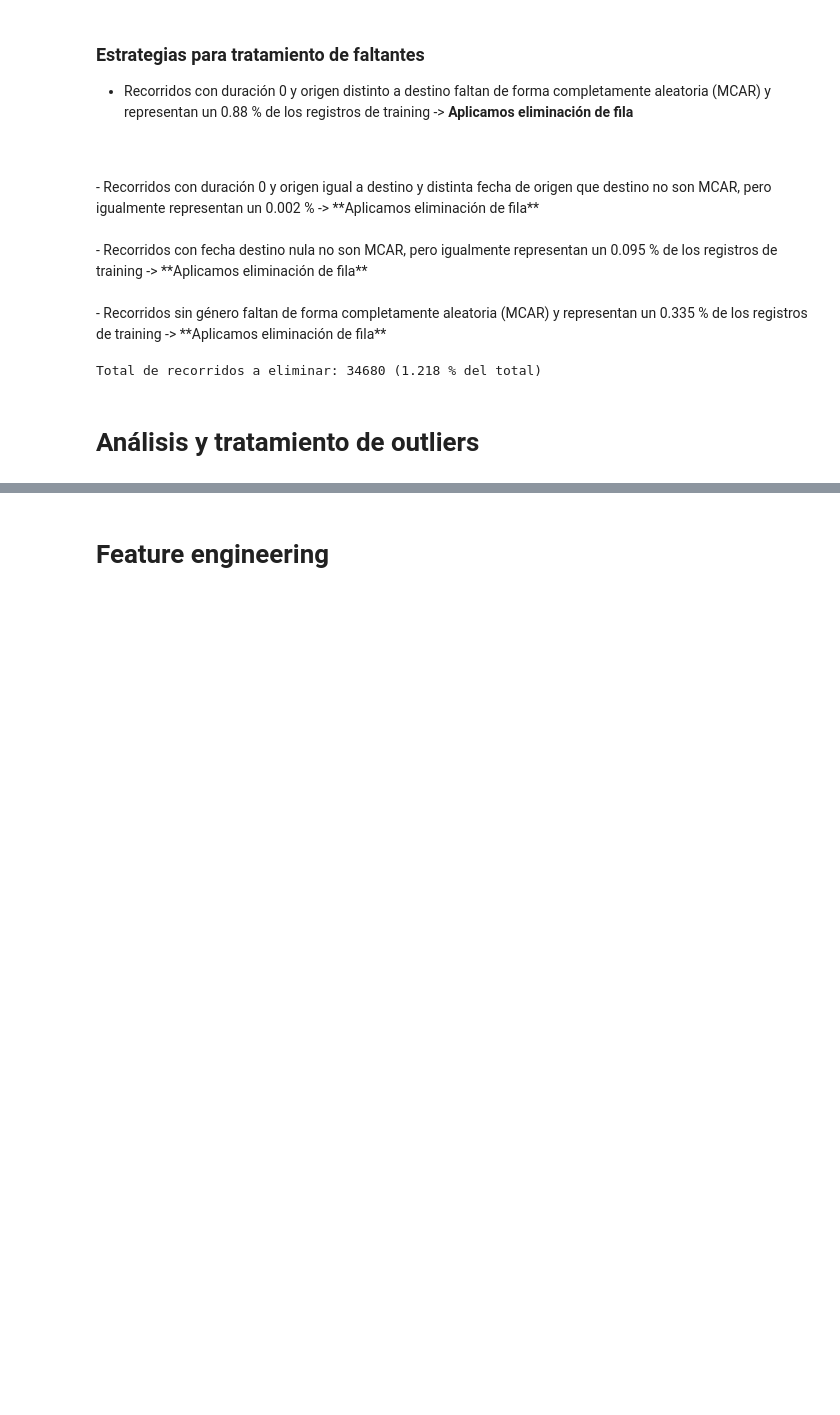
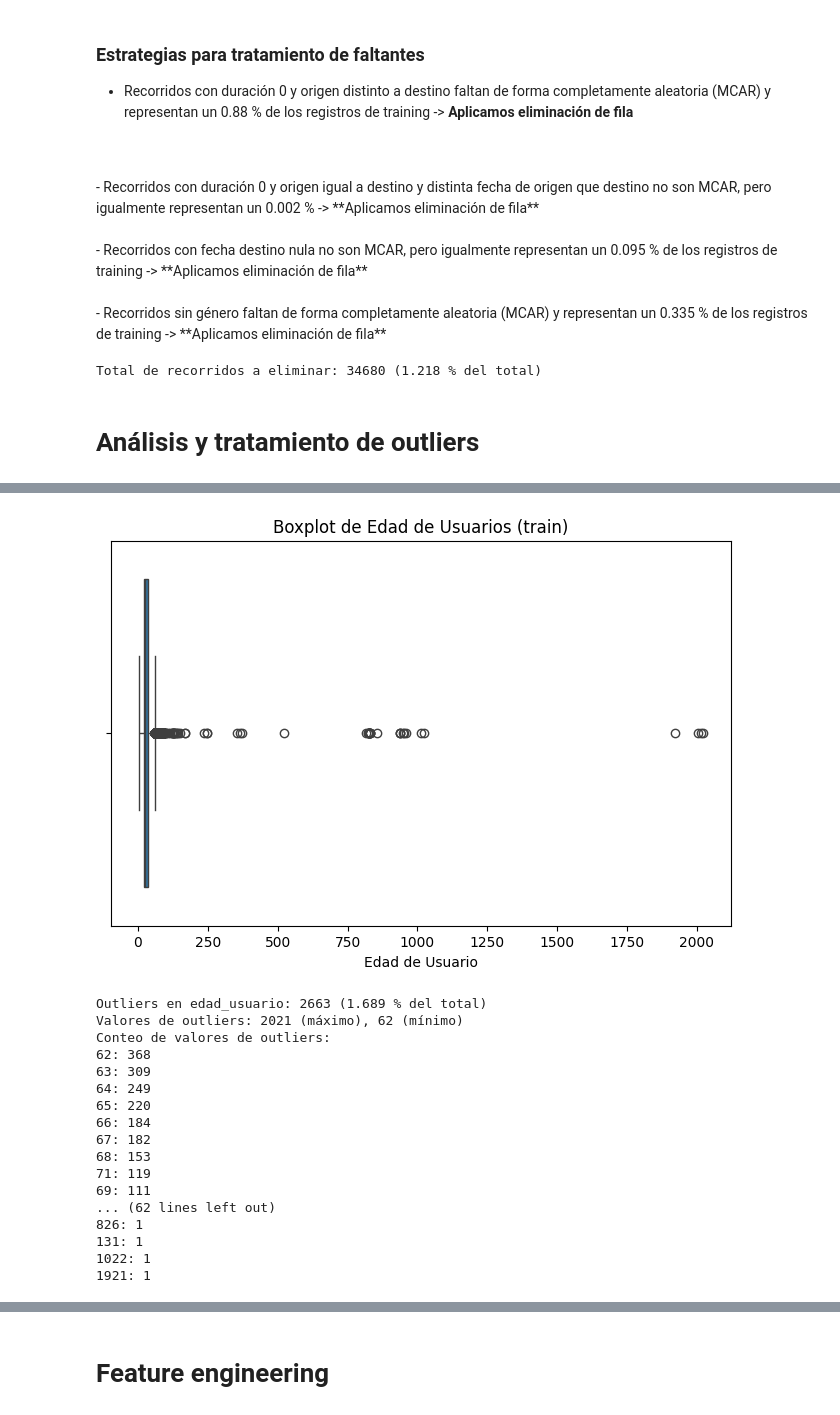
Before and after one commit to ArielMatC/ceia-andd-g2, a Jupyter notebook: data_analysis.ipynb, the cells around one changed output, grey strips where cells are left out. Saved outputs shown, nothing was run; the diff lists cells and outputs as text; code cells hidden in the pictures; blank space fills up the shorter version.

Commit message:
add tratamiento outliers para edad usuario

```diff
--- a/data_analysis.ipynb
+++ b/data_analysis.ipynb
@@ -1097,6 +1097,9 @@ plt.show()
 <br>
 <br>
 - Recorridos sin género faltan de forma completamente aleatoria (MCAR) y representan un 0.335 % de los registros de training -> **Aplicamos eliminación de fila**
+# %%
+# No se eliminan datos en users_df_train
+users_df_train_cleaned = users_df_train.copy()
 # %%
 mask_for_deletion = mask_duration_zero_and_origin_neq_destination | mask_duration_zero_and_origin_eq_destination_and_different_date | mask_date_na | mask_gen_na
 print(f"Total de recorridos a eliminar: {mask_for_deletion.sum()} ({mask_for_deletion.sum() / len(rides_df_train) * 100:.3f} % del total)")
@@ -1108,0 +1134,42 @@ Total de recorridos a eliminar: 34680 (1.218 % del total)
+# %%
+# Detectar outliers en edad_usuario usando método de IQR
+Q1 = users_df_train_cleaned['edad_usuario'].quantile(0.25)
+Q3 = users_df_train_cleaned['edad_usuario'].quantile(0.75)
+IQR = Q3 - Q1
+
+lower_bound = Q1 - 1.5 * IQR
+upper_bound = Q3 + 1.5 * IQR
+
+outliers_mask = (users_df_train_cleaned['edad_usuario'] < lower_bound) | (users_df_train_cleaned['edad_usuario'] > upper_bound)
+outliers = users_df_train_cleaned[outliers_mask]
+
+plt.figure(figsize=(8, 5))
+sns.boxplot(x=users_df_train_cleaned['edad_usuario'])
+plt.title('Boxplot de Edad de Usuarios (train)')
+plt.xlabel('Edad de Usuario')
+plt.show()
+
+print(f"Outliers en edad_usuario: {outliers.shape[0]} ({outliers.shape[0] / users_df_train_cleaned.shape[0] * 100:.3f} % del total)")
+print(f"Valores de outliers: {outliers['edad_usuario'].max()} (máximo), {outliers['edad_usuario'].min()} (mínimo)")
+print(f"Conteo de valores de outliers:")
+for valor, cantidad in outliers['edad_usuario'].value_counts().items():
+    print(f"{valor}: {cantidad}")
+# %% [output]
+[figure, added]
+Outliers en edad_usuario: 2663 (1.689 % del total)
+Valores de outliers: 2021 (máximo), 62 (mínimo)
+Conteo de valores de outliers:
+62: 368
+63: 309
+64: 249
+65: 220
+66: 184
+67: 182
+68: 153
+71: 119
+69: 111
+... (62 lines left out)
+826: 1
+131: 1
+1022: 1
+1921: 1
```
Also changed, not shown: parts of 16 cells of this notebook, 2 other files.
